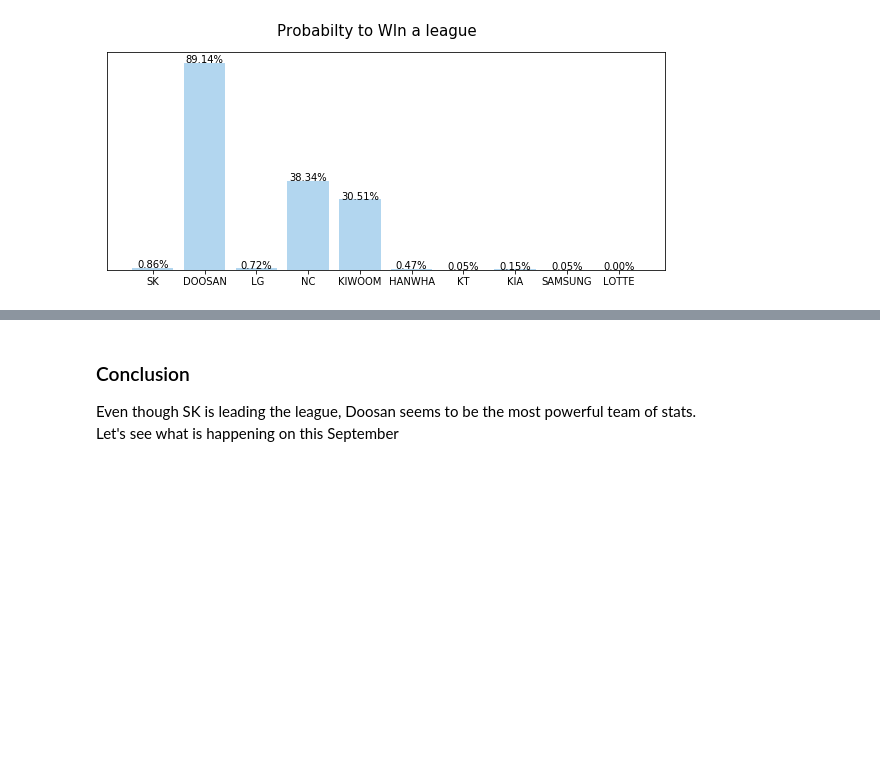
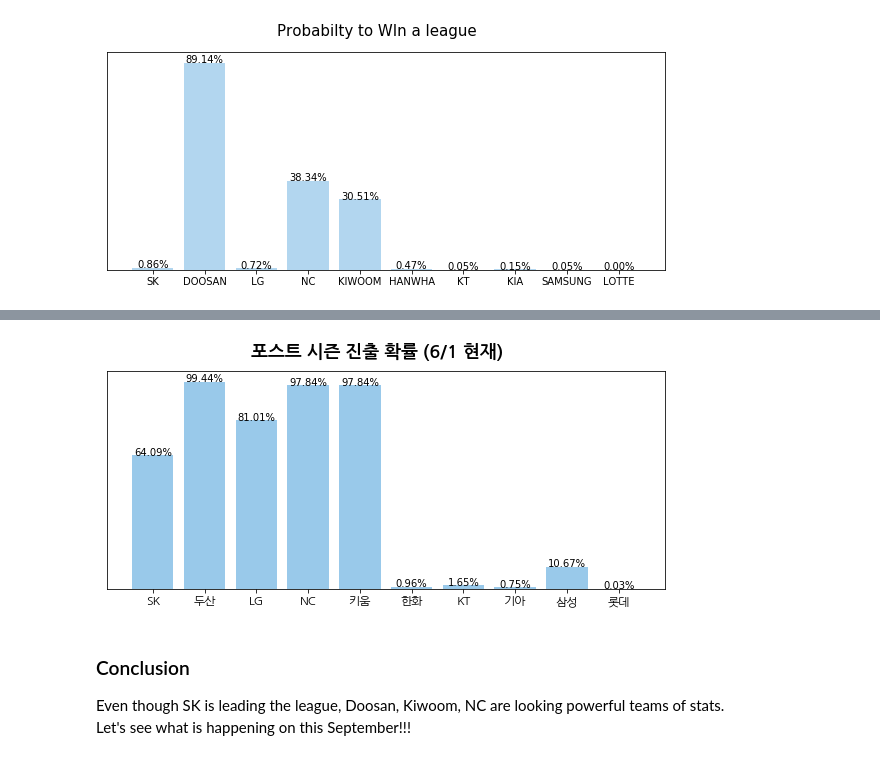
Before and after one commit to Teosoft7/predict_kbo, a Jupyter notebook: predict_kbo.ipynb, the cells around one changed output, grey strips where cells are left out. Drawn from its saved outputs; the diff is of its cells as text; code cells hidden in the pictures; blank space fills up the shorter version.

```diff
--- a/predict_kbo.ipynb
+++ b/predict_kbo.ipynb
@@ -250,5 +318,32 @@ plt.show()
+# %%
+# Draw a chart in Korean
+teams = ['SK', '두산', 'LG', 'NC', '키움', '한화', 'KT', '기아', '삼성', '롯데']
+
+title_font = fm.FontProperties(fname='/Library/Fonts/NanumGothicBold.ttf', size=18)
+label_font = fm.FontProperties(fname='/Library/Fonts/NanumGothic.ttf', size=12)
+
+fig, ax = plt.subplots(figsize=(10, 4))
+ax.bar(teams, predicts.values(), color='#007acc', alpha=.4)
+ax.set_xticklabels(teams, fontproperties=label_font)
+ax.grid(False)
+ax.set_yticks([])
+
+fig.suptitle('포스트 시즌 진출 확률 (6/1 현재)', fontproperties=title_font)
+
+for rect in ax.patches:
+    y_value = rect.get_height()
+    x_value = rect.get_x() + rect.get_width() / 2
+
+    label = '{:.2f}%'.format(y_value)
+    plt.annotate(label, (x_value, y_value), ha='center' )
+
+
+plt.savefig('post_korean.png')
+plt.show()
+# %% [output]
+[figure, added]
 # %% [markdown]
 ### Conclusion
 
-Even though SK is leading the league, Doosan seems to be the most powerful team of stats.
-Let's see what is happening on this September
+Even though SK is leading the league, Doosan, Kiwoom, NC are looking powerful teams of stats.
+Let's see what is happening on this September!!!
```
Also changed, not shown: parts of 10 cells of this notebook, 1 other file.
